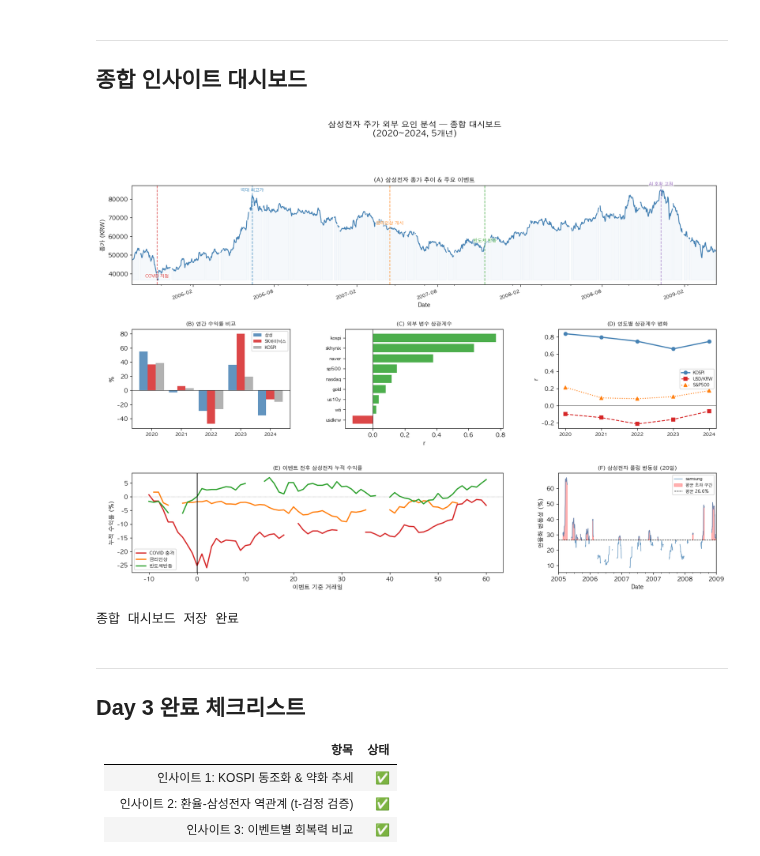
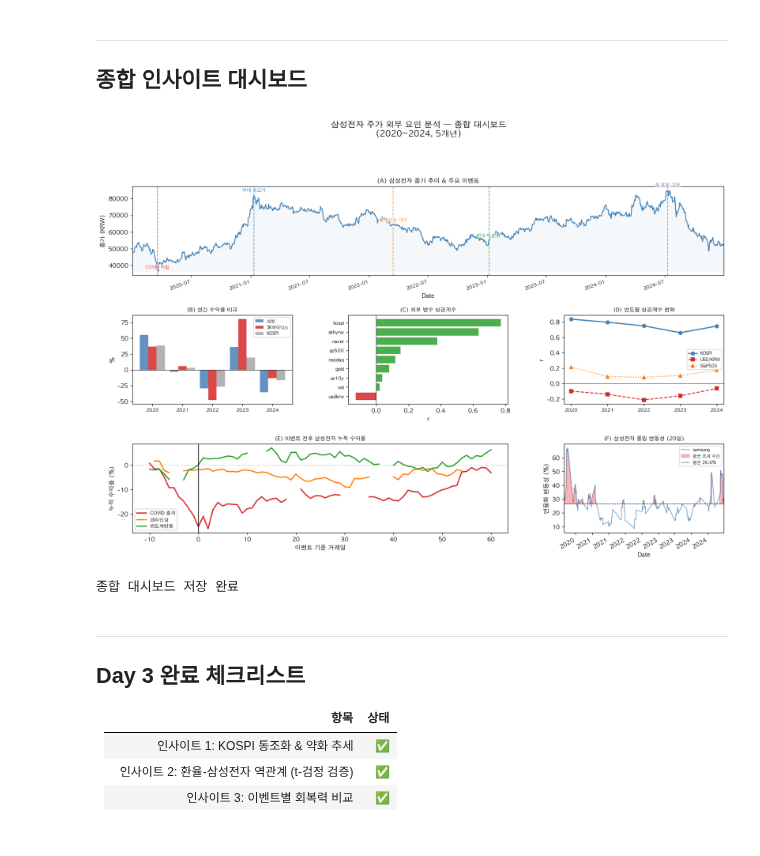
Before and after one commit to jinjintaek/korean-stock-external-factors-eda, a Jupyter notebook: notebooks/03_insights.ipynb, the cells around one changed output. Saved outputs shown, nothing was run; the diff lists cells and outputs as text; code cells hidden in the pictures.

```diff
--- a/notebooks/03_insights.ipynb
+++ b/notebooks/03_insights.ipynb
@@ -436,28 +436,33 @@ fig.suptitle('삼성전자 주가 외부 요인 분석 — 종합 대시보드\n
 
 # ── (A) 삼성전자 주가 추이 + 이벤트 ─────────────────────────
 ax_a = fig.add_subplot(gs[0, :])
-master['samsung'].plot(ax=ax_a, color='steelblue', lw=1.5, label='삼성전자 종가')
 
+# NaN 제거 후 plot (outer join으로 생긴 NaN이 x축 범위를 오염시키는 것을 방지)
+samsung_clean = master['samsung'].dropna()
+samsung_clean.plot(ax=ax_a, color='steelblue', lw=1.5, label='삼성전자 종가')
+ax_a.fill_between(samsung_clean.index, samsung_clean, samsung_clean.min(),
+                  alpha=0.05, color='steelblue')
+
+# 이벤트 마커 (fill_between 이후에 추가)
 events_dash = [
-    ('2020-03-19', 'COVID 저점', '#d62728'),
-    ('2021-01-11', '역대 최고가', '#1f77b4'),
+    ('2020-03-19', 'COVID 저점',    '#d62728'),
+    ('2021-01-11', '역대 최고가',    '#1f77b4'),
     ('2022-03-16', '금리인상 개시', '#ff7f0e'),
-    ('2023-01-06', '반도체 반등', '#2ca02c'),
-    ('2024-07-10', 'AI 호황 고점', '#9467bd'),
+    ('2023-01-06', '반도체 반등',   '#2ca02c'),
+    ('2024-07-10', 'AI 호황 고점',  '#9467bd'),
 ]
 for d, lbl, c in events_dash:
     ax_a.axvline(pd.Timestamp(d), color=c, lw=1.2, linestyle='--', alpha=0.7)
-    price_at = master['samsung'].asof(pd.Timestamp(d))
+    price_at = samsung_clean.asof(pd.Timestamp(d))
     ax_a.text(pd.Timestamp(d), price_at * 1.03, lbl, fontsize=7.5, color=c,
               ha='center', bbox=dict(facecolor='white', alpha=0.6, edgecolor='none', pad=1))
 
 ax_a.set_ylabel('종가 (KRW)')
 ax_a.set_title('(A) 삼성전자 종가 추이 & 주요 이벤트', fontsize=10)
+# xlim 명시 후 포매터만 설정 (MonthLocator 제거 — pandas plot 이후 충돌 방지)
+ax_a.set_xlim(samsung_clean.index.min(), samsung_clean.index.max())
 ax_a.xaxis.set_major_formatter(mdates.DateFormatter('%Y-%m'))
-ax_a.xaxis.set_major_locator(mdates.MonthLocator(interval=6))
 plt.setp(ax_a.xaxis.get_majorticklabels(), rotation=20, ha='right', fontsize=8)
-ax_a.fill_between(master.index, master['samsung'], master['samsung'].min(),
-                  alpha=0.05, color='steelblue')
 
 # ── (B) 연간 수익률 비교 ─────────────────────────────────────
 ax_b = fig.add_subplot(gs[1, 0])
@@ -470,11 +475,12 @@ for yr in years:
     ksp_a.append(((1 + r['kospi']).prod()   - 1) * 100)
 
 x, w = np.arange(len(years)), 0.28
-ax_b.bar(x - w, sam_a, w, label='삼성', color='steelblue', alpha=0.85)
-ax_b.bar(x,     sky_a, w, label='SK하이닉스', color='#d62728', alpha=0.85)
-ax_b.bar(x + w, ksp_a, w, label='KOSPI', color='gray', alpha=0.6)
+ax_b.bar(x - w, sam_a, w, label='삼성',     color='steelblue', alpha=0.85)
+ax_b.bar(x,     sky_a, w, label='SK하이닉스', color='#d62728',  alpha=0.85)
+ax_b.bar(x + w, ksp_a, w, label='KOSPI',    color='gray',      alpha=0.6)
 ax_b.axhline(0, color='black', lw=0.6)
-ax_b.set_xticks(x); ax_b.set_xticklabels(years, fontsize=8)
+ax_b.set_xticks(x)
+ax_b.set_xticklabels(years, fontsize=8)
 ax_b.set_title('(B) 연간 수익률 비교', fontsize=9)
 ax_b.set_ylabel('%')
 ax_b.legend(fontsize=7)
@@ -492,9 +498,9 @@ ax_c.tick_params(axis='y', labelsize=8)
 # ── (D) 연도별 KOSPI 상관 변화 ──────────────────────────────
 ax_d = fig.add_subplot(gs[1, 2])
 yrs_int = [int(y) for y in yearly_corr.index]
-ax_d.plot(yrs_int, yearly_corr['kospi'].astype(float),  'o-', color='steelblue', lw=2, label='KOSPI')
-ax_d.plot(yrs_int, yearly_corr['usdkrw'].astype(float), 's--', color='#d62728', lw=1.5, label='USD/KRW')
-ax_d.plot(yrs_int, yearly_corr['sp500'].astype(float),  '^:', color='#ff7f0e', lw=1.5, label='S&P500')
+ax_d.plot(yrs_int, yearly_corr['kospi'].astype(float),  'o-',  color='steelblue', lw=2,   label='KOSPI')
+ax_d.plot(yrs_int, yearly_corr['usdkrw'].astype(float), 's--', color='#d62728',   lw=1.5, label='USD/KRW')
+ax_d.plot(yrs_int, yearly_corr['sp500'].astype(float),  '^:',  color='#ff7f0e',  lw=1.5, label='S&P500')
 ax_d.set_xticks(yrs_int)
 ax_d.set_xticklabels(yrs_int, fontsize=8)
 ax_d.axhline(0, color='black', lw=0.5)
@@ -504,38 +510,43 @@ ax_d.legend(fontsize=7)
 
 # ── (E) 이벤트별 누적 수익률 ────────────────────────────────
 ax_e = fig.add_subplot(gs[2, :2])
 ev_configs = [
     ('2020-03-19', 'COVID 충격', '#d62728', (-10, 60)),
     ('2022-03-16', '금리인상',   '#ff7f0e', (-10, 60)),
     ('2023-01-06', '반도체반등', '#2ca02c', (-10, 60)),
 ]
 for d, lbl, c, w in ev_configs:
     ser = event_cumret(d, 'samsung', w)
     ax_e.plot(ser.index, ser * 100, color=c, lw=2, label=lbl)
 ax_e.axvline(0, color='black', lw=1.2)
-ax_e.axhline(0, color='gray', lw=0.6, linestyle=':')
+ax_e.axhline(0, color='gray',  lw=0.6, linestyle=':')
 ax_e.set_title('(E) 이벤트 전후 삼성전자 누적 수익률', fontsize=9)
 ax_e.set_xlabel('이벤트 기준 거래일')
 ax_e.set_ylabel('누적 수익률 (%)')
 ax_e.legend(fontsize=8)
 
 # ── (F) 롤링 변동성 ────────────────────────────────────────
 ax_f = fig.add_subplot(gs[2, 2])
 vol20 = returns['samsung'].rolling(20).std() * np.sqrt(252) * 100
-vol20.plot(ax=ax_f, color='steelblue', lw=1, alpha=0.8)
-ax_f.fill_between(vol20.index, vol20, vol20.mean(), where=(vol20 > vol20.mean()),
+vol20_clean = vol20.dropna()
+vol20_clean.plot(ax=ax_f, color='steelblue', lw=1, alpha=0.8)
+ax_f.fill_between(vol20_clean.index, vol20_clean, vol20_clean.mean(),
+                  where=(vol20_clean > vol20_clean.mean()),
                   alpha=0.3, color='red', label='평균 초과 구간')
-ax_f.axhline(vol20.mean(), color='black', lw=0.8, linestyle='--', label=f'평균 {vol20.mean():.1f}%')
+ax_f.axhline(vol20_clean.mean(), color='black', lw=0.8, linestyle='--',
+             label=f'평균 {vol20_clean.mean():.1f}%')
 ax_f.set_title('(F) 삼성전자 롤링 변동성 (20일)', fontsize=9)
 ax_f.set_ylabel('연율화 변동성 (%)')
 ax_f.legend(fontsize=7)
+# xlim 명시 후 포매터만 설정
+ax_f.set_xlim(vol20_clean.index.min(), vol20_clean.index.max())
 ax_f.xaxis.set_major_formatter(mdates.DateFormatter('%Y'))
 
 plt.savefig(PROCESSED_DIR / 'dashboard_final.png', dpi=150, bbox_inches='tight')
 plt.show()
 print('종합 대시보드 저장 완료')
 # %% [output]
-[figure, old version]
+[figure, new version]
 종합 대시보드 저장 완료
 # %% [markdown]
 ---
```
Also changed, not shown: 1 other file.
